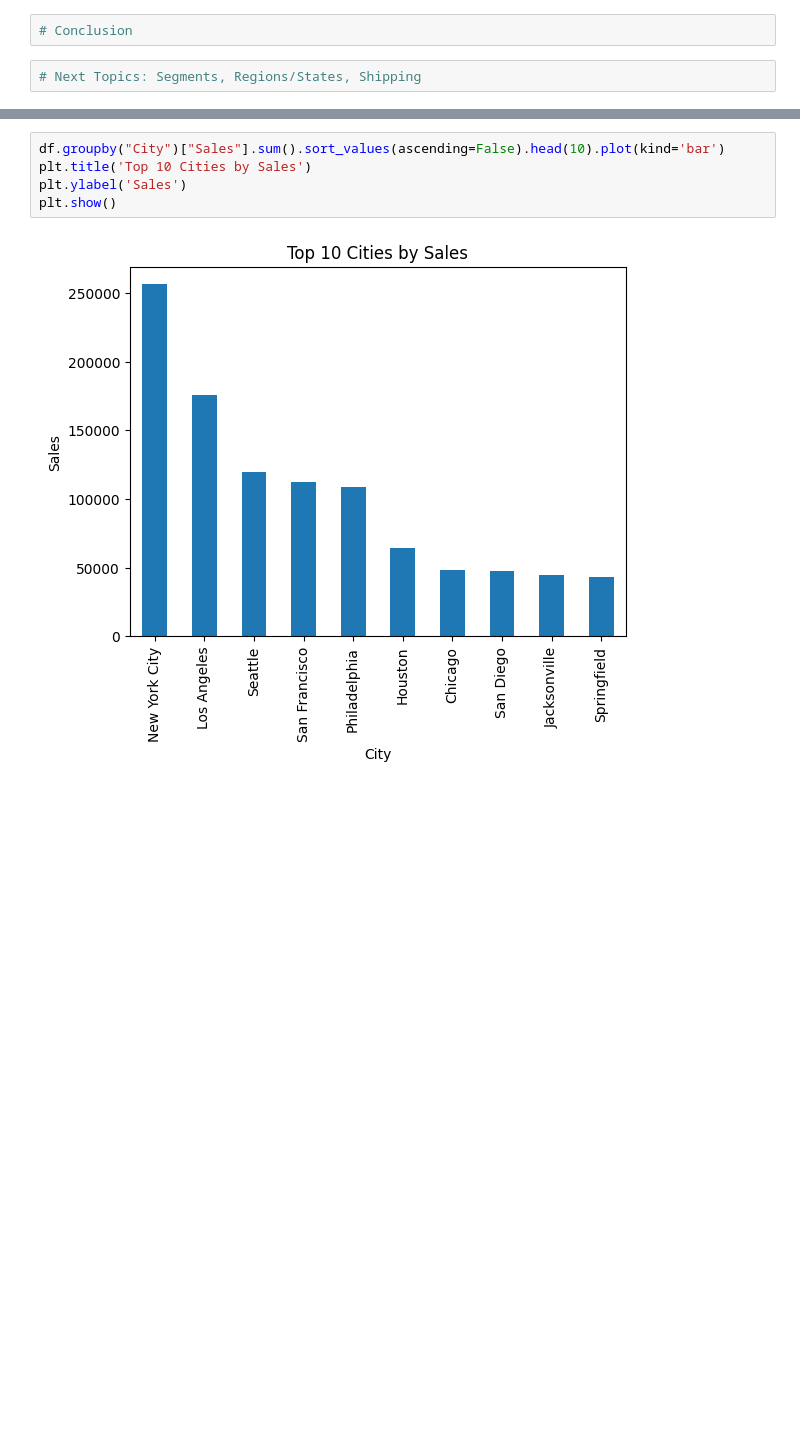
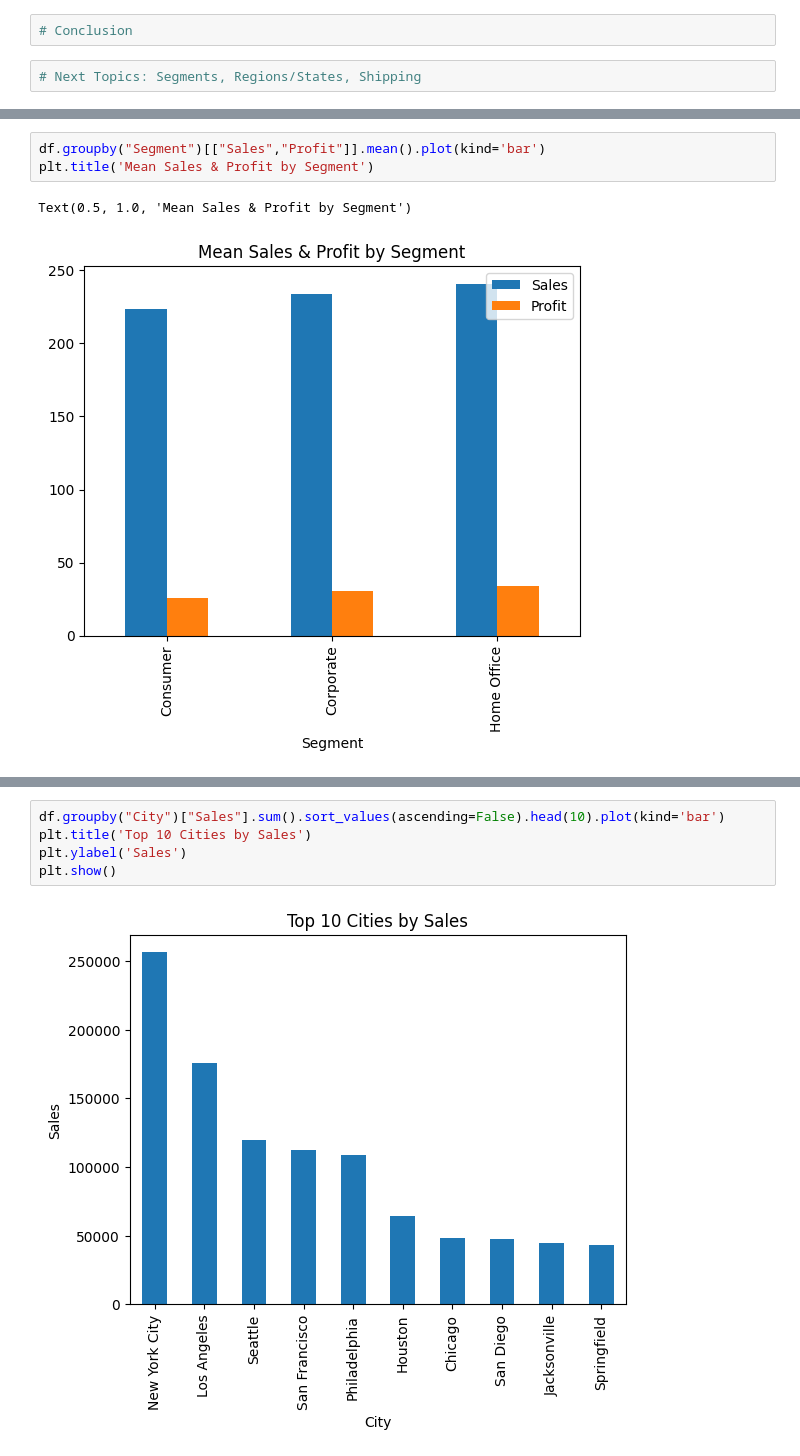
Before and after one commit to KyleNicholls19/StoreDataAnalysis, a Jupyter notebook: StoreAnalysis.ipynb, the cells around one changed output, grey strips where cells are left out. Drawn from its saved outputs; the diff is of its cells as text; blank space fills up the shorter version.

```diff
--- a/StoreAnalysis.ipynb
+++ b/StoreAnalysis.ipynb
@@ -214,0 +223,6 @@ df.groupby("Sub-Category")[["Sales","Profit"]].sum()
+# %%
+df.groupby("Segment")[["Sales","Profit"]].mean().plot(kind='bar')
+plt.title('Mean Sales & Profit by Segment')
+# %% [output]
+Text(0.5, 1.0, 'Mean Sales & Profit by Segment')
+[figure, added]
```
Also changed, not shown: parts of 3 cells of this notebook.
